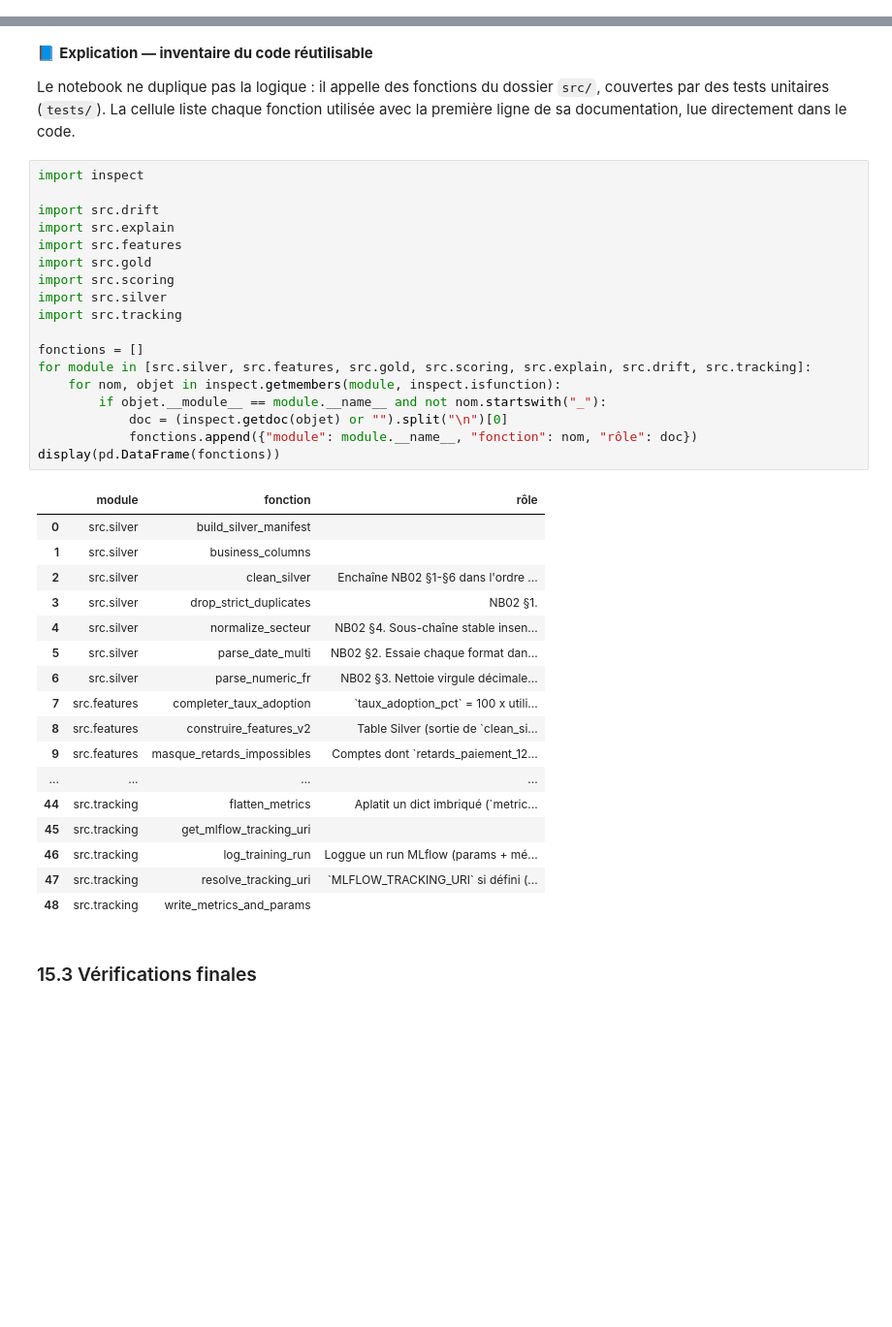
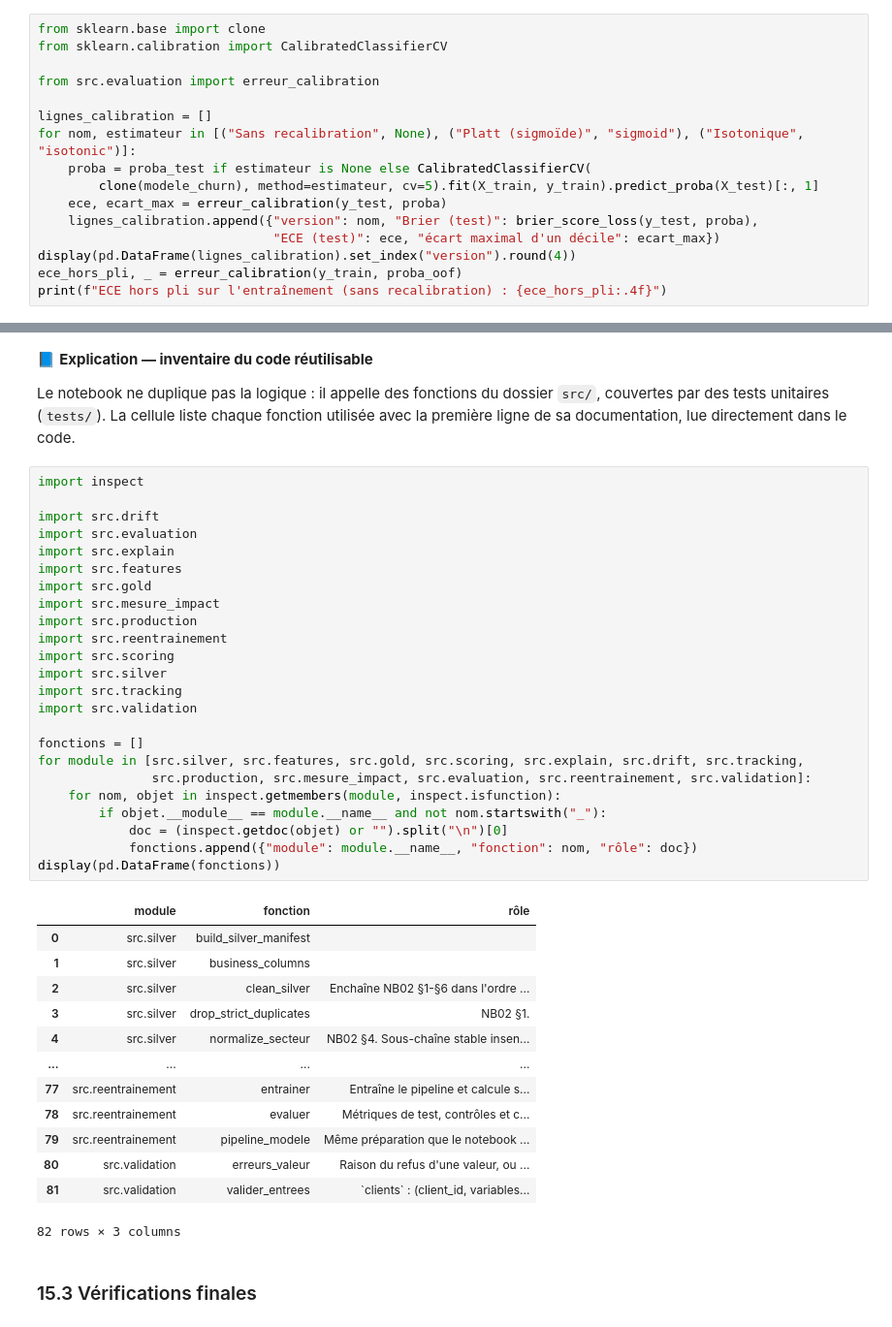
Before and after one commit to guillaumesaidani-coder/churn_saas, a Jupyter notebook: reports/notebooks/notebook_certifiant_churn_saas.ipynb, the cells around one changed output, grey strips where cells are left out. Shown at 97% size. Drawn from its saved outputs; the diff is of its cells as text; blank space fills up the shorter version.

```diff
--- a/reports/notebooks/notebook_certifiant_churn_saas.ipynb
+++ b/reports/notebooks/notebook_certifiant_churn_saas.ipynb
@@ -2684,0 +2724,16 @@ calibrées (les forêts aléatoires, par exemple, le sont souvent moins).
+# %%
+from sklearn.base import clone
+from sklearn.calibration import CalibratedClassifierCV
+
+from src.evaluation import erreur_calibration
+
+lignes_calibration = []
+for nom, estimateur in [("Sans recalibration", None), ("Platt (sigmoïde)", "sigmoid"), ("Isotonique", "isotonic")]:
+    proba = proba_test if estimateur is None else CalibratedClassifierCV(
+        clone(modele_churn), method=estimateur, cv=5).fit(X_train, y_train).predict_proba(X_test)[:, 1]
+    ece, ecart_max = erreur_calibration(y_test, proba)
+    lignes_calibration.append({"version": nom, "Brier (test)": brier_score_loss(y_test, proba),
+                               "ECE (test)": ece, "écart maximal d'un décile": ecart_max})
+display(pd.DataFrame(lignes_calibration).set_index("version").round(4))
+ece_hors_pli, _ = erreur_calibration(y_train, proba_oof)
+print(f"ECE hors pli sur l'entraînement (sans recalibration) : {ece_hors_pli:.4f}")
@@ -4514,39 +4766,41 @@ de sa documentation, lue directement dans le code.
 # %%
 import inspect
 
 import src.drift
+import src.evaluation
 import src.explain
 import src.features
 import src.gold
+import src.mesure_impact
+import src.production
+import src.reentrainement
 import src.scoring
 import src.silver
 import src.tracking
+import src.validation
 
 fonctions = []
-for module in [src.silver, src.features, src.gold, src.scoring, src.explain, src.drift, src.tracking]:
+for module in [src.silver, src.features, src.gold, src.scoring, src.explain, src.drift, src.tracking,
+               src.production, src.mesure_impact, src.evaluation, src.reentrainement, src.validation]:
     for nom, objet in inspect.getmembers(module, inspect.isfunction):
         if objet.__module__ == module.__name__ and not nom.startswith("_"):
             doc = (inspect.getdoc(objet) or "").split("\n")[0]
             fonctions.append({"module": module.__name__, "fonction": nom, "rôle": doc})
 display(pd.DataFrame(fonctions))
 # %% [output]
 |  | module | fonction | rôle |
 | 0 | src.silver | build_silver_manifest |  |
 | 1 | src.silver | business_columns |  |
 | 2 | src.silver | clean_silver | Enchaîne NB02 §1-§6 dans l'ordre ... |
 | 3 | src.silver | drop_strict_duplicates | NB02 §1. |
 | 4 | src.silver | normalize_secteur | NB02 §4. Sous-chaîne stable insen... |
-| 5 | src.silver | parse_date_multi | NB02 §2. Essaie chaque format dan... |
-| 6 | src.silver | parse_numeric_fr | NB02 §3. Nettoie virgule décimale... |
-| 7 | src.features | completer_taux_adoption | `taux_adoption_pct` = 100 x utili... |
-| 8 | src.features | construire_features_v2 | Table Silver (sortie de `clean_si... |
-| 9 | src.features | masque_retards_impossibles | Comptes dont `retards_paiement_12... |
 | ... | ... | ... | ... |
-| 44 | src.tracking | flatten_metrics | Aplatit un dict imbriqué (`metric... |
-| 45 | src.tracking | get_mlflow_tracking_uri |  |
-| 46 | src.tracking | log_training_run | Loggue un run MLflow (params + mé... |
-| 47 | src.tracking | resolve_tracking_uri | `MLFLOW_TRACKING_URI` si défini (... |
-| 48 | src.tracking | write_metrics_and_params |  |
+| 77 | src.reentrainement | entrainer | Entraîne le pipeline et calcule s... |
+| 78 | src.reentrainement | evaluer | Métriques de test, contrôles et c... |
+| 79 | src.reentrainement | pipeline_modele | Même préparation que le notebook ... |
+| 80 | src.validation | erreurs_valeur | Raison du refus d'une valeur, ou ... |
+| 81 | src.validation | valider_entrees | `clients` : (client_id, variables... |
+82 rows × 3 columns
 # %% [markdown]
 ### 15.3 Vérifications finales
 # %% [markdown]
```
Also changed, not shown: parts of 43 cells of this notebook, 21 other files.
